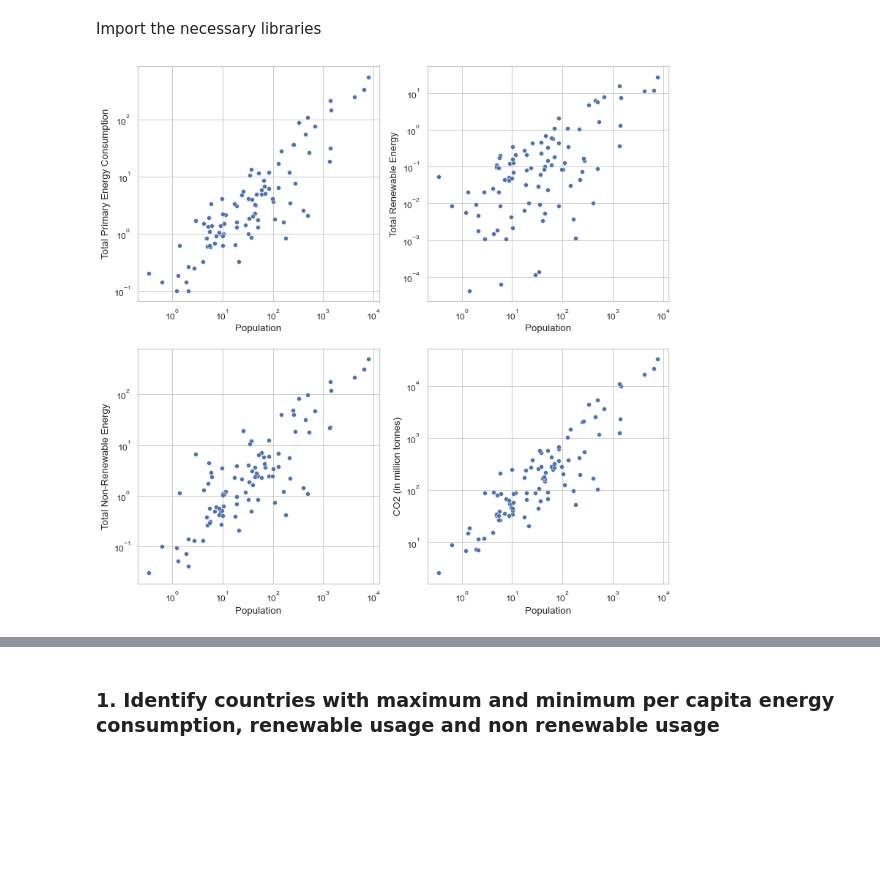
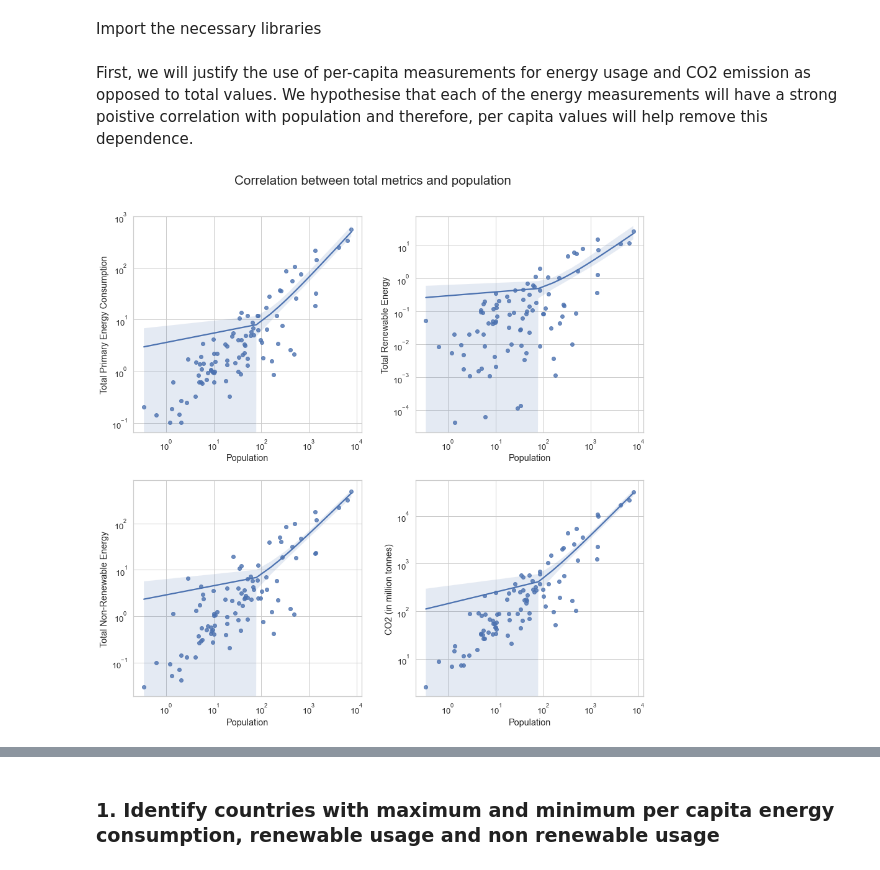
Before and after one commit to PranavaSinghal/DS203-Project, a Jupyter notebook: DS203_project.ipynb, the cells around one changed output, grey strips where cells are left out. Saved outputs shown, nothing was run; the diff lists cells and outputs as text; code cells hidden in the pictures; blank space fills up the shorter version.

Commit message:
Added regression plots

```diff
--- a/DS203_project.ipynb
+++ b/DS203_project.ipynb
@@ -1086,26 +1086,31 @@ import shapefile as shp
 import matplotlib.pyplot as plt
 import seaborn as sns
 from sklearn.linear_model import LinearRegression
+# %% [markdown]
+First, we will justify the use of per-capita measurements for energy usage and CO2 emission as opposed to total values. We hypothesise that each of the energy measurements will have a strong poistive correlation with population and therefore, per capita values will help remove this dependence.
 # %%
-sns.set(rc={'figure.figsize':(13, 13)}, font_scale = 1.1, style = "whitegrid")
+sns.set(rc={'figure.figsize':(13, 13)}, font_scale = 1.2, style = "whitegrid")
 df_year = df_final[df_final['Year']==2020]
 df_year.reset_index()
+
+plt.suptitle('Correlation between total metrics and population',fontsize = 'x-large')
 plt.subplot(2,2,1)
-sns.scatterplot(x=df_year['Population'], y=df_year['Total Primary Energy Consumption'], hue = df_year["GDP"], palette = 'flare')
+sns.regplot(x=df_year['Population'], y=df_year['Total Primary Energy Consumption'])
 plt.xscale("log")
 plt.yscale("log")
 plt.subplot(2, 2, 2)
-sns.scatterplot(x=df_year['Population'], y=df_year['Total Renewable Energy'], hue = df_year["GDP"],palette = 'flare')
+sns.regplot(x=df_year['Population'], y=df_year['Total Renewable Energy'])
 plt.xscale("log")
 plt.yscale("log")
 plt.subplot(2, 2, 3)
-sns.scatterplot(x=df_year['Population'], y=df_year['Total Non-Renewable Energy'], hue = df_year["GDP"],palette = 'flare')
+sns.regplot(x=df_year['Population'], y=df_year['Total Non-Renewable Energy'])
 plt.xscale("log")
 plt.yscale("log")
 plt.subplot(2, 2, 4)
-sns.scatterplot(x=df_year['Population'], y=df_year['CO2 (in million tonnes)'], hue = df_year["GDP"],palette = 'flare')
+sns.regplot(x=df_year['Population'], y=df_year['CO2 (in million tonnes)'])
 plt.xscale("log")
 plt.yscale("log")
+plt.tight_layout(pad=2)
 plt.show()
 # %% [output]
-[figure, old version]
+[figure, new version]
```
Also changed, not shown: parts of 10 cells of this notebook, 1 other file.
